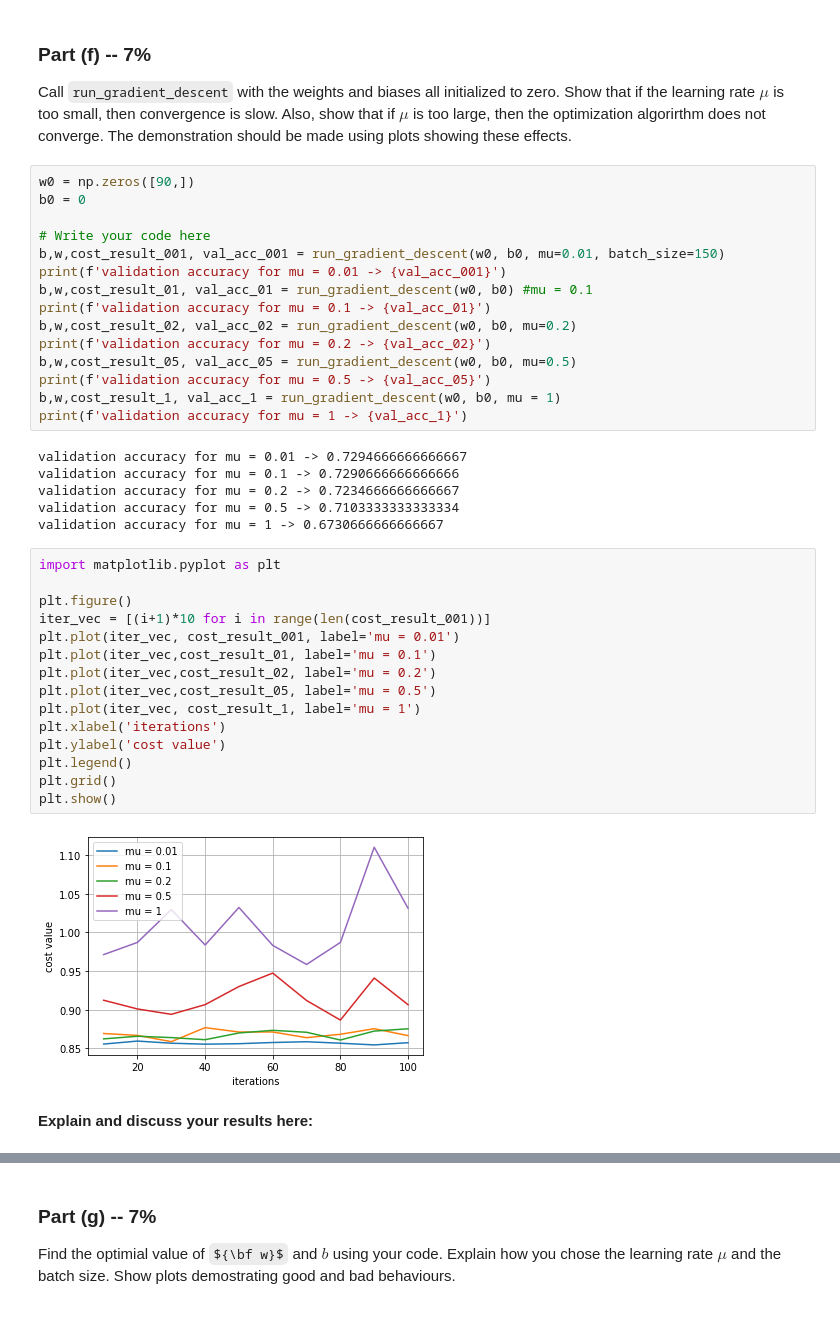
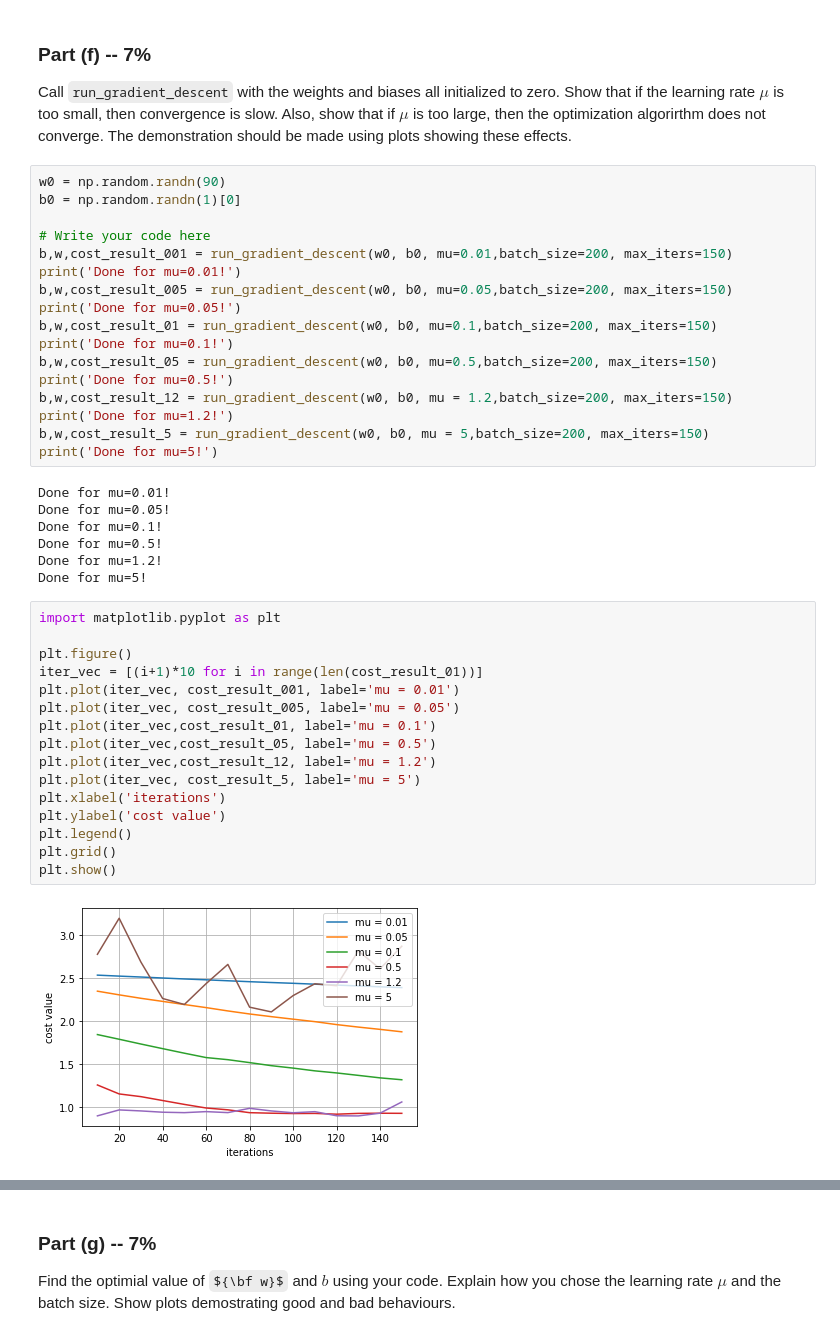
Before and after one commit to aradgast/DeepLearningCourse, a Jupyter notebook: Assignment1_aradVersion.ipynb, the cells around one changed output, grey strips where cells are left out. Saved outputs shown, nothing was run; the diff lists cells and outputs as text; some formulas as TeX source.

```diff
--- a/Assignment1_aradVersion.ipynb
+++ b/Assignment1_aradVersion.ipynb
@@ -442,42 +451,44 @@ Call `run_gradient_descent` with the weights and biases all initialized to zero.
 Show that if the learning rate $\mu$ is too small, then convergence is slow.
 Also, show that if $\mu$ is too large, then the optimization algorirthm does not converge. The demonstration should be made using plots showing these effects.
 # %%
-w0 = np.zeros([90,])
-b0 = 0
+w0 = np.random.randn(90)
+b0 = np.random.randn(1)[0]
 
 # Write your code here
-b,w,cost_result_001, val_acc_001 = run_gradient_descent(w0, b0, mu=0.01, batch_size=150)
-print(f'validation accuracy for mu = 0.01 -> {val_acc_001}')
-b,w,cost_result_01, val_acc_01 = run_gradient_descent(w0, b0) #mu = 0.1
-print(f'validation accuracy for mu = 0.1 -> {val_acc_01}')
-b,w,cost_result_02, val_acc_02 = run_gradient_descent(w0, b0, mu=0.2)
-print(f'validation accuracy for mu = 0.2 -> {val_acc_02}')
-b,w,cost_result_05, val_acc_05 = run_gradient_descent(w0, b0, mu=0.5)
-print(f'validation accuracy for mu = 0.5 -> {val_acc_05}')
-b,w,cost_result_1, val_acc_1 = run_gradient_descent(w0, b0, mu = 1)
-print(f'validation accuracy for mu = 1 -> {val_acc_1}')
+b,w,cost_result_001 = run_gradient_descent(w0, b0, mu=0.01,batch_size=200, max_iters=150)
+print('Done for mu=0.01!')
+b,w,cost_result_005 = run_gradient_descent(w0, b0, mu=0.05,batch_size=200, max_iters=150)
+print('Done for mu=0.05!')
+b,w,cost_result_01 = run_gradient_descent(w0, b0, mu=0.1,batch_size=200, max_iters=150)
+print('Done for mu=0.1!')
+b,w,cost_result_05 = run_gradient_descent(w0, b0, mu=0.5,batch_size=200, max_iters=150)
+print('Done for mu=0.5!')
+b,w,cost_result_12 = run_gradient_descent(w0, b0, mu = 1.2,batch_size=200, max_iters=150)
+print('Done for mu=1.2!')
+b,w,cost_result_5 = run_gradient_descent(w0, b0, mu = 5,batch_size=200, max_iters=150)
+print('Done for mu=5!')
 # %% [output]
-validation accuracy for mu = 0.01 -> 0.7294666666666667
-validation accuracy for mu = 0.1 -> 0.7290666666666666
-validation accuracy for mu = 0.2 -> 0.7234666666666667
-validation accuracy for mu = 0.5 -> 0.7103333333333334
-validation accuracy for mu = 1 -> 0.6730666666666667
+Done for mu=0.01!
+Done for mu=0.05!
+Done for mu=0.1!
+Done for mu=0.5!
+Done for mu=1.2!
+Done for mu=5!
 # %%
 import matplotlib.pyplot as plt
 
 plt.figure()
-iter_vec = [(i+1)*10 for i in range(len(cost_result_001))]
+iter_vec = [(i+1)*10 for i in range(len(cost_result_01))]
 plt.plot(iter_vec, cost_result_001, label='mu = 0.01')
+plt.plot(iter_vec, cost_result_005, label='mu = 0.05')
 plt.plot(iter_vec,cost_result_01, label='mu = 0.1')
-plt.plot(iter_vec,cost_result_02, label='mu = 0.2')
 plt.plot(iter_vec,cost_result_05, label='mu = 0.5')
-plt.plot(iter_vec, cost_result_1, label='mu = 1')
+plt.plot(iter_vec,cost_result_12, label='mu = 1.2')
+plt.plot(iter_vec, cost_result_5, label='mu = 5')
 plt.xlabel('iterations')
 plt.ylabel('cost value')
 plt.legend()
 plt.grid()
 plt.show()
 # %% [output]
-[figure, old version]
+[figure, new version]
-# %% [markdown]
-**Explain and discuss your results here:**
```
Also changed, not shown: parts of 14 cells of this notebook.
